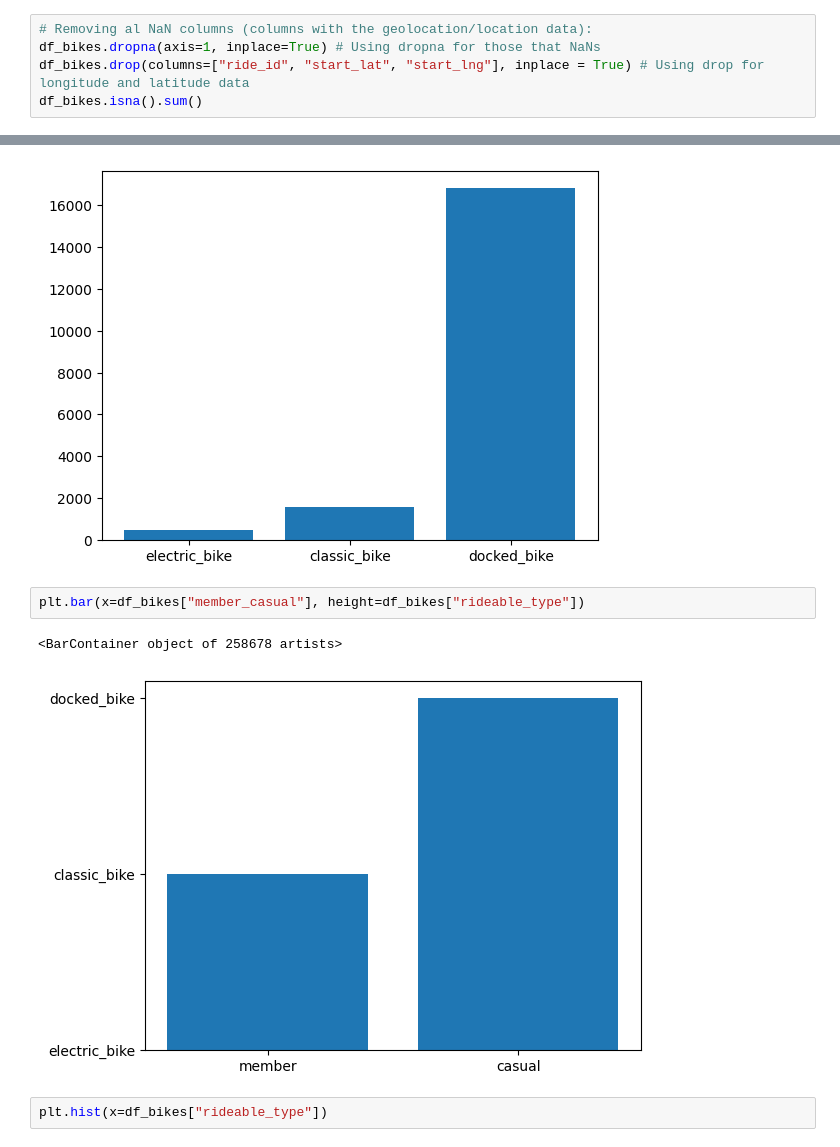
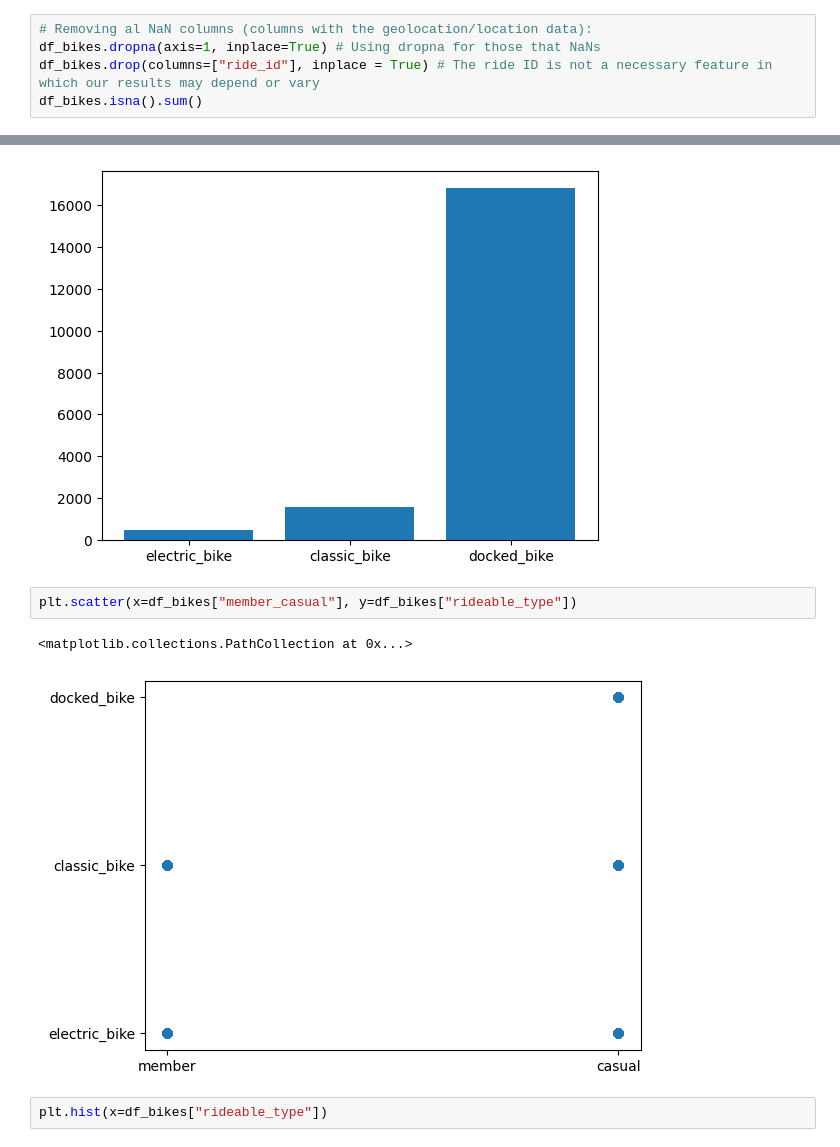
Before and after one commit to Lau397/Case_Study_Bike-Share, a Jupyter notebook: DA_Cyclistic.ipynb, the cells around one changed output, grey strips where cells are left out. Saved outputs shown, nothing was run; the diff lists cells and outputs as text.

```diff
--- a/DA_Cyclistic.ipynb
+++ b/DA_Cyclistic.ipynb
@@ -134,7 +150,7 @@ For this reason, we're going to be considering the time columns and disregard th
 # %%
 # Removing al NaN columns (columns with the geolocation/location data):
 df_bikes.dropna(axis=1, inplace=True) # Using dropna for those that NaNs
-df_bikes.drop(columns=["ride_id", "start_lat", "start_lng"], inplace = True) # Using drop for longitude and latitude data
+df_bikes.drop(columns=["ride_id"], inplace = True) # The ride ID is not a necessary feature in which our results may depend or vary
 df_bikes.isna().sum()
 # %% [output]
 rideable_type    0
@@ -252,10 +270,10 @@ plt.bar(x=df_bikes["rideable_type"], height=df_bikes["time_length (min)"])
 <BarContainer object of 258678 artists>
 [figure]
 # %%
-plt.bar(x=df_bikes["member_casual"], height=df_bikes["rideable_type"])
+plt.scatter(x=df_bikes["member_casual"], y=df_bikes["rideable_type"])
 # %% [output]
-<BarContainer object of 258678 artists>
+<matplotlib.collections.PathCollection at 0x...>
-[figure, old version]
+[figure, new version]
 # %%
 plt.hist(x=df_bikes["rideable_type"])
 # %% [output]
```
Also changed, not shown: parts of 10 cells of this notebook.
